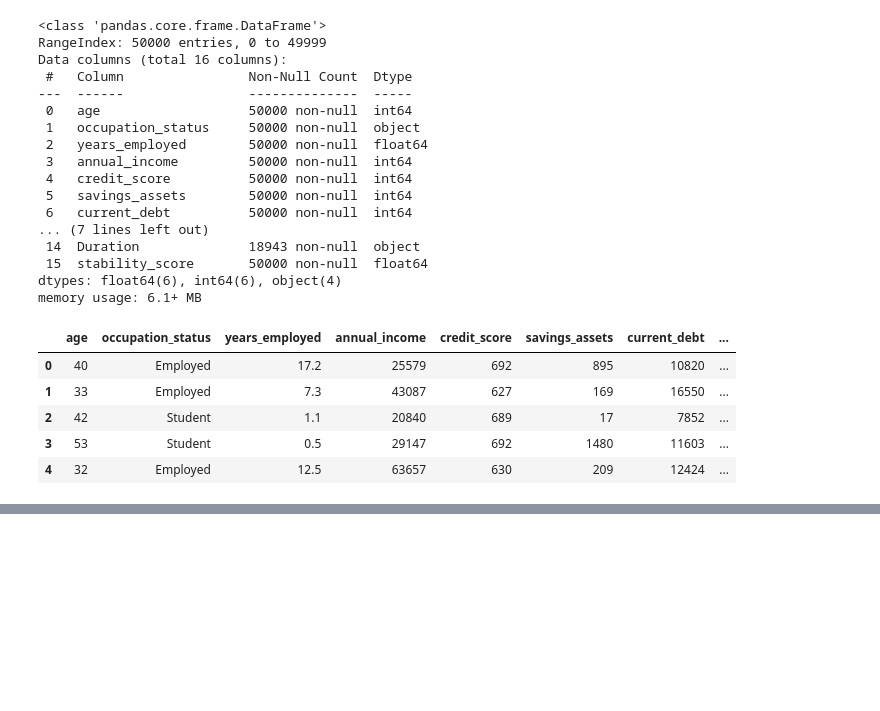
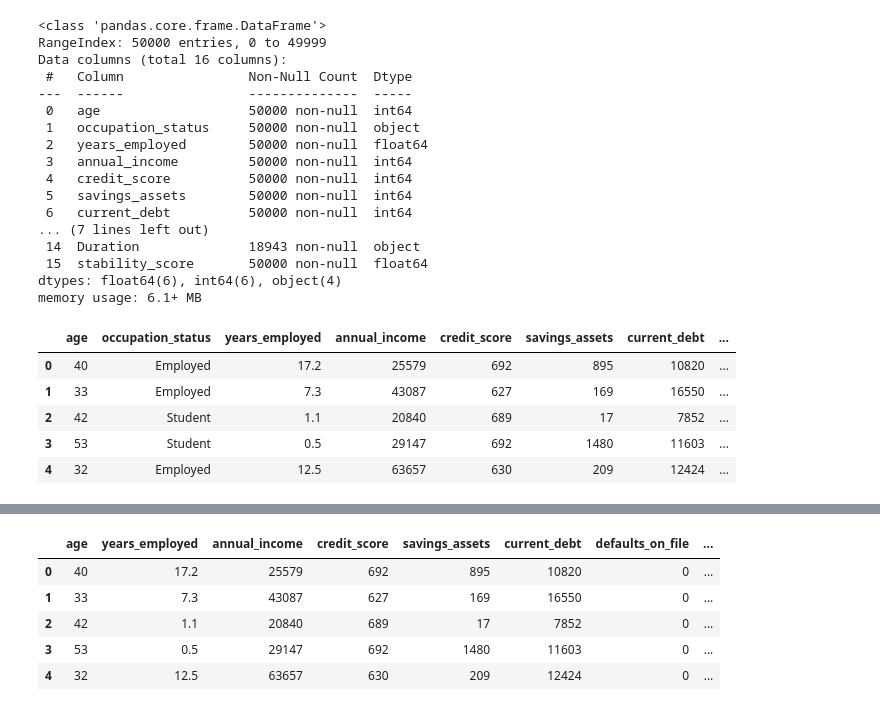
Before and after one commit to HMBinara/ML_Project, a Jupyter notebook: Final_Master_Finance.ipynb, the cells around one changed output, grey strips where cells are left out. Cells and saved outputs as stored; diff of their text form; code cells hidden in the pictures; blank space fills up the shorter version.

```diff
--- a/Final_Master_Finance.ipynb
+++ b/Final_Master_Finance.ipynb
@@ -88,0 +111,9 @@ dtype: int64
+# %%
+df.head()
+# %% [output]
+|  | age | years_employed | annual_income | credit_score | savings_assets | current_debt | defaults_on_file | ... |
+| 0 | 40 | 17.2 | 25579 | 692 | 895 | 10820 | 0 | ... |
+| 1 | 33 | 7.3 | 43087 | 627 | 169 | 16550 | 0 | ... |
+| 2 | 42 | 1.1 | 20840 | 689 | 17 | 7852 | 0 | ... |
+| 3 | 53 | 0.5 | 29147 | 692 | 1480 | 11603 | 0 | ... |
+| 4 | 32 | 12.5 | 63657 | 630 | 209 | 12424 | 0 | ... |
```
Also changed, not shown: parts of 14 cells of this notebook.
